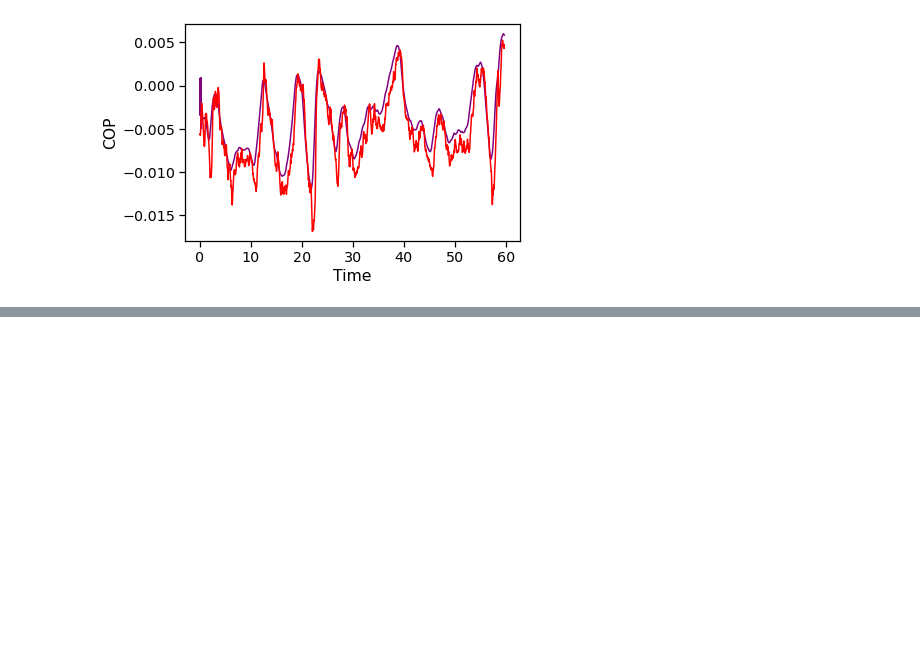
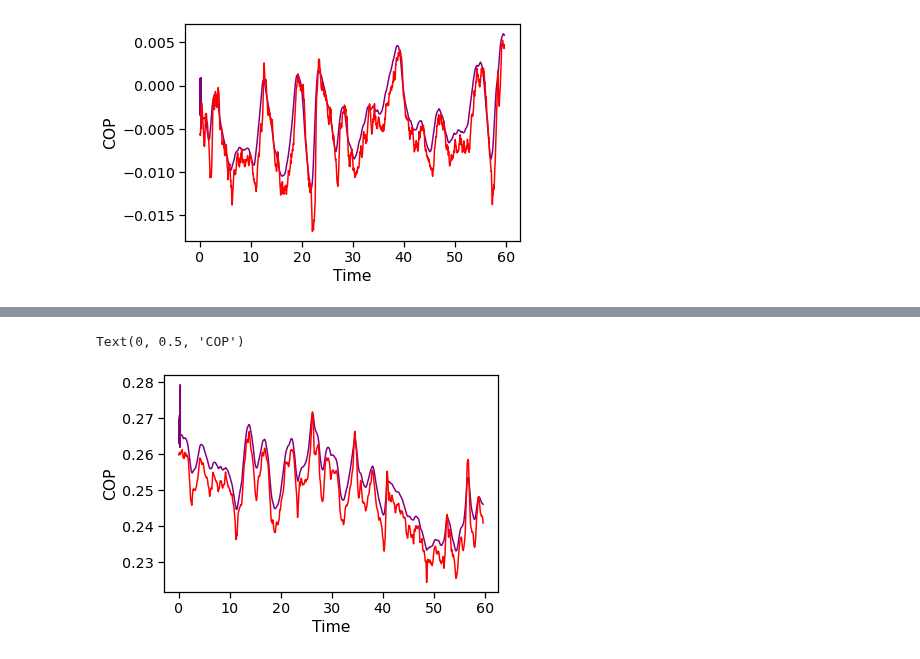
Before and after one commit to FernandaVanzini/COPandCOGestimar, a Jupyter notebook: Função2.ipynb, the cells around one changed output, grey strips where cells are left out. Drawn from its saved outputs; the diff is of its cells as text; code cells hidden in the pictures; blank space fills up the shorter version.

```diff
--- a/Função2.ipynb
+++ b/Função2.ipynb
@@ -149,0 +219,30 @@ Text(0, 0.5, 'COP')
+# %%
+t3=grf3['Time']
+dt3=t3[1]-t3[0]
+d1x3=np.zeros(len(matrizangx3))
+d1z3=np.zeros(len(matrizangz3))
+for i in range(0,len(matrizangx3)-1):
+    prox=i+1
+    d1x3[i]=(matrizangx3[prox]-matrizangx3[i])/dt3
+    d1z3[i]=(matrizangz3[prox]-matrizangz3[i])/dt3
+# %%
+d2x3=np.zeros(len(d1x3))
+d2z3=np.zeros(len(d1z3))
+for i in range(0,30):
+    prox=i+1
+    d2x3[i]=(d1x3[prox]-d1x3[i])/dt3
+    d2z3[i]=(d1z3[prox]-d1z3[i])/dt3
+# %%
+COPX3=COGX3[30:]-(4/3)*(d3[30:]**4)*(1/9.8)*d2x3
+COPZ3=COGZ3[30:]-(4/3)*(d3[30:]**4)*(1/9.8)*d2z3
+# %%
+COPX3real=grf3['COPNET_X']
+COPZ3real=grf3['COPNET_Z']
+# %%
+plt.plot(t[:-30],COPX3, marker='',color='purple',linestyle='-')
+plt.plot(t[:-30],COPX3real[30:], marker='',color='red',linestyle='-')
+plt.xlabel('Time')
+plt.ylabel('COP')
+# %% [output]
+Text(0, 0.5, 'COP')
+[figure, added]
```
Also changed, not shown: parts of 64 cells of this notebook.
